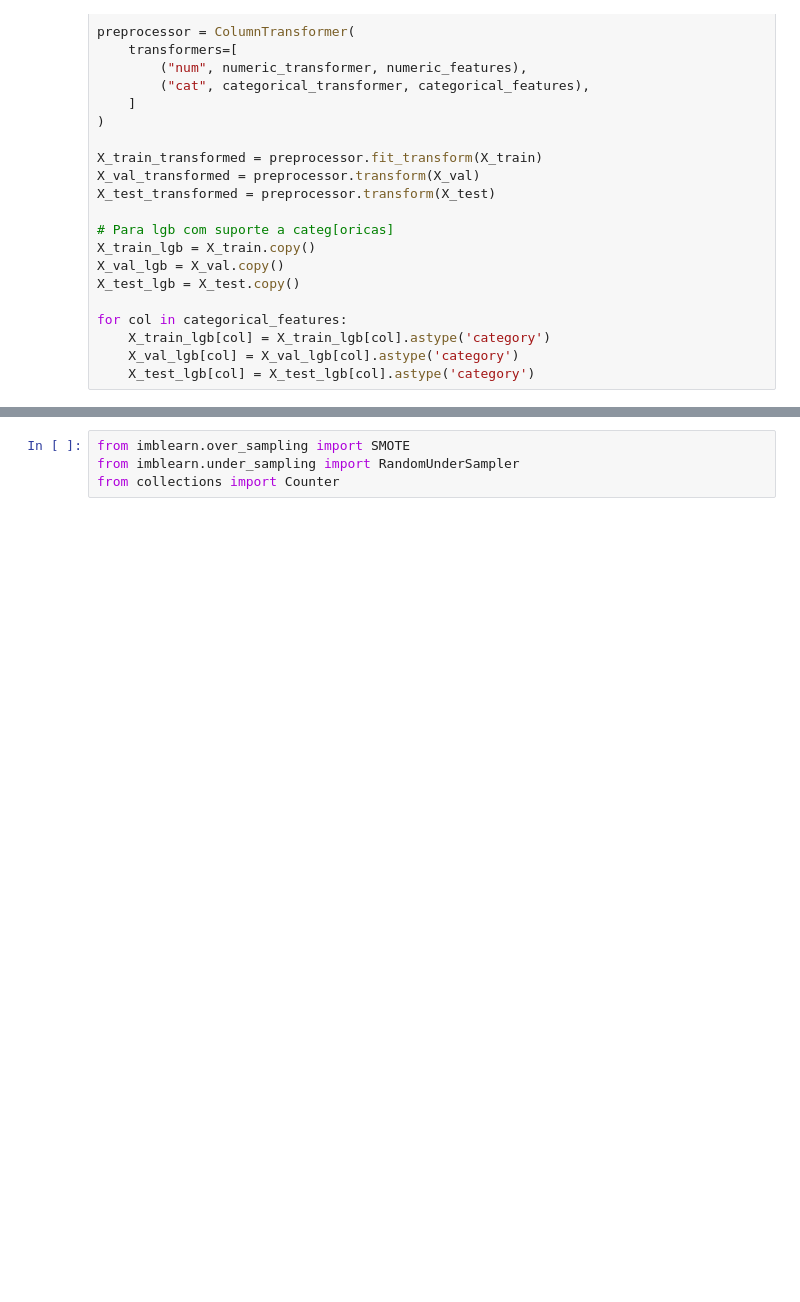
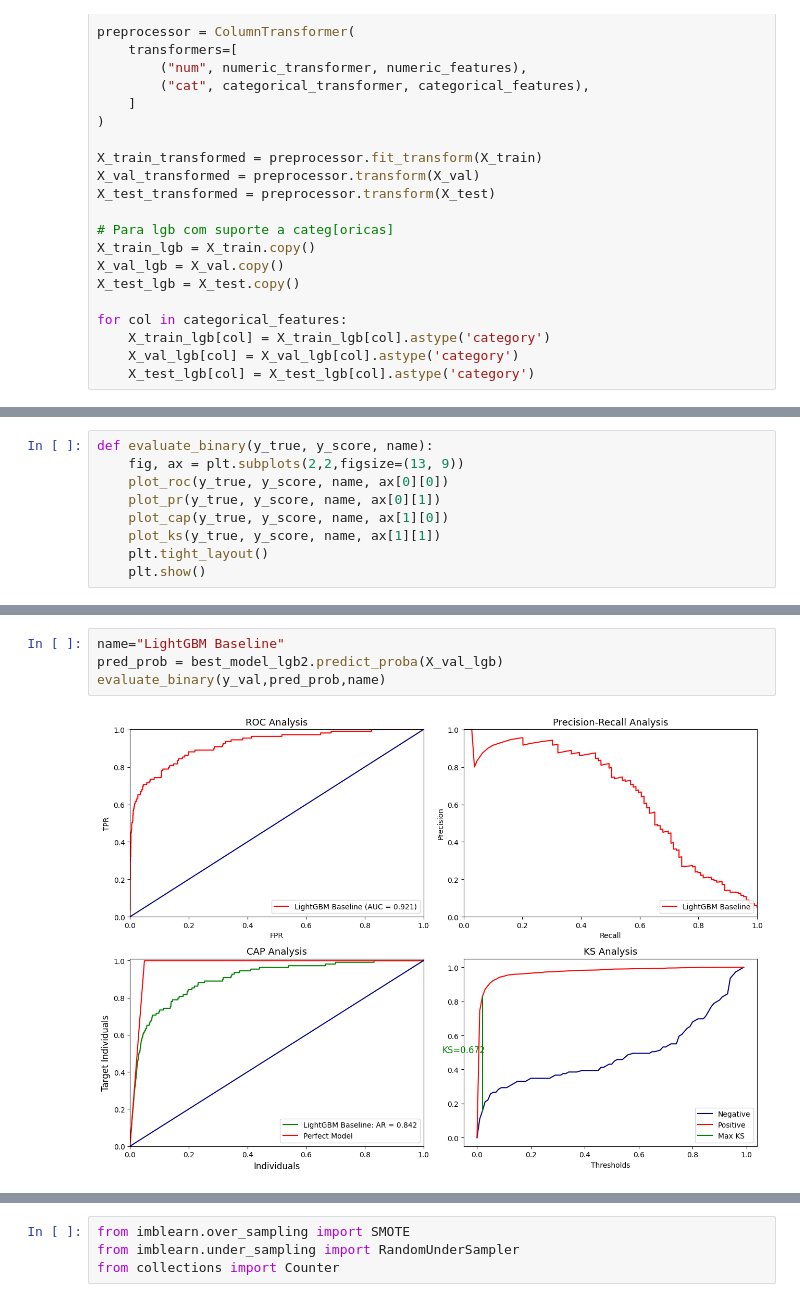
Before and after one commit to leticiacamposv/missao-data-science-stoneco, a Jupyter notebook: notebooks/3.0-lcv-train-model.ipynb, the cells around one changed output, grey strips where cells are left out. Drawn from its saved outputs; the diff is of its cells as text; blank space fills up the shorter version.

```diff
--- a/notebooks/3.0-lcv-train-model.ipynb
+++ b/notebooks/3.0-lcv-train-model.ipynb
@@ -108,0 +228,9 @@ for col in categorical_features:
+# %%
+def evaluate_binary(y_true, y_score, name):
+    fig, ax = plt.subplots(2,2,figsize=(13, 9))
+    plot_roc(y_true, y_score, name, ax[0][0])
+    plot_pr(y_true, y_score, name, ax[0][1])
+    plot_cap(y_true, y_score, name, ax[1][0])
+    plot_ks(y_true, y_score, name, ax[1][1])
+    plt.tight_layout()
+    plt.show()
@@ -182,0 +360,6 @@ disp.plot()
+# %%
+name="LightGBM Baseline"
+pred_prob = best_model_lgb2.predict_proba(X_val_lgb)
+evaluate_binary(y_val,pred_prob,name)
+# %% [output]
+[figure, added]
```
Also changed, not shown: parts of 45 cells of this notebook, 9 other files.
